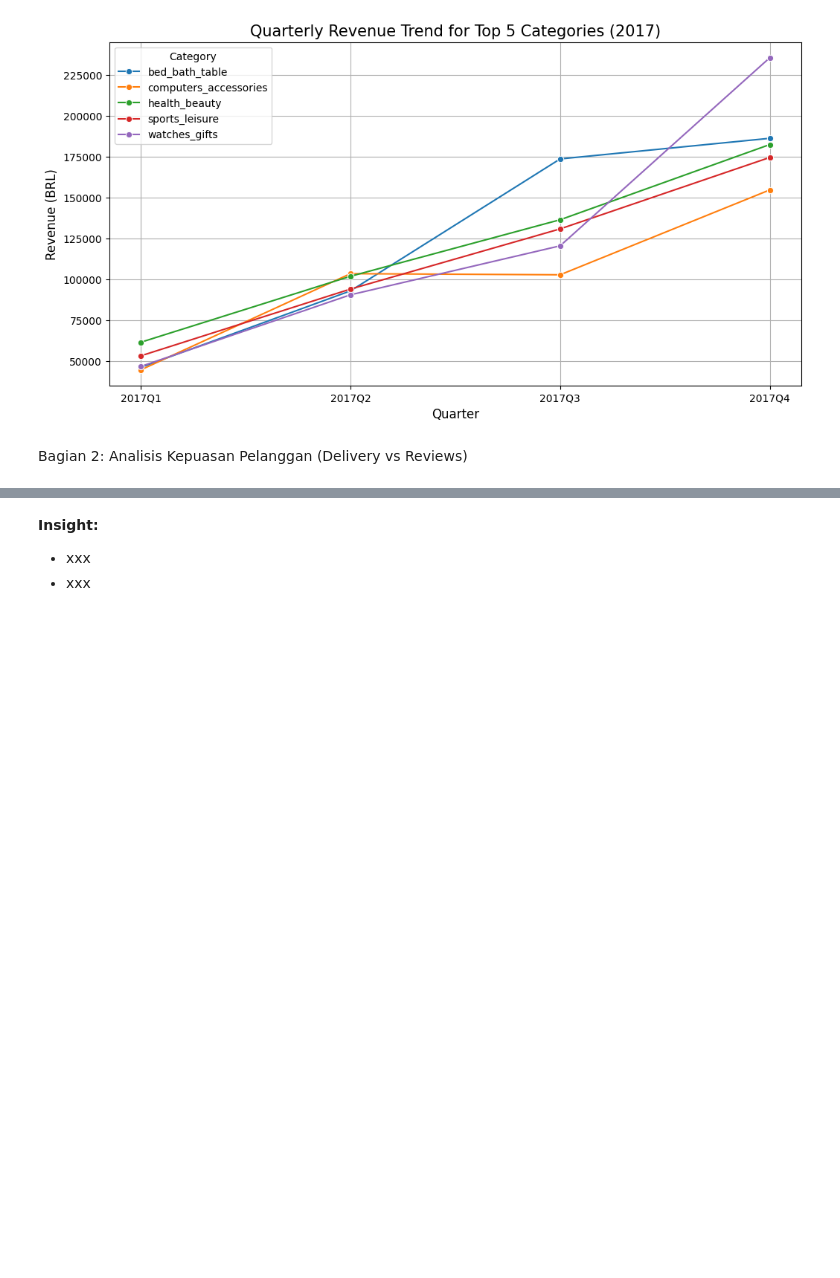
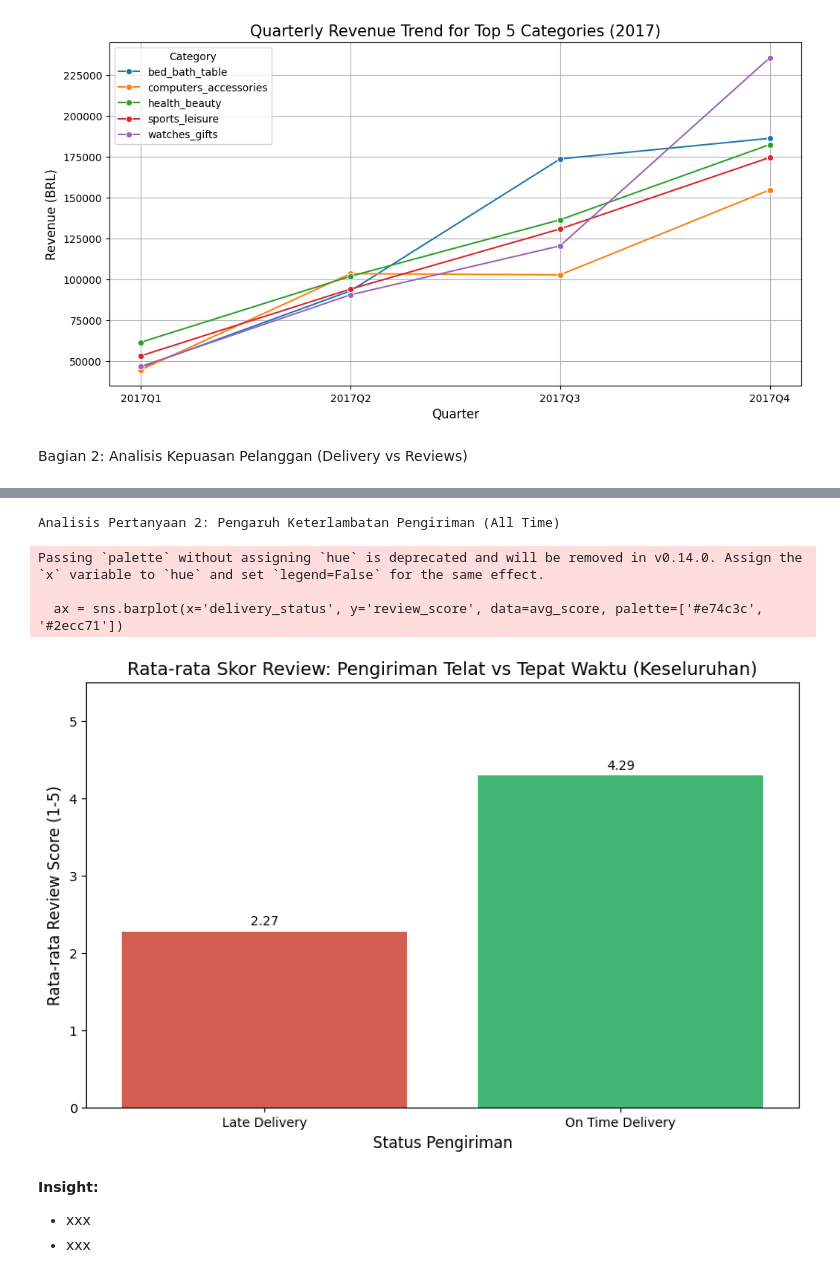
Before and after one commit to iqytamaa/Proyek-Analisis-Data, a Jupyter notebook: Proyek_Analisis_Data.ipynb, the cells around one changed output, grey strips where cells are left out. Cells and saved outputs as stored; diff of their text form; code cells hidden in the pictures; blank space fills up the shorter version.

```diff
--- a/Proyek_Analisis_Data.ipynb
+++ b/Proyek_Analisis_Data.ipynb
@@ -387,3 +324,47 @@ Passing `palette` without assigning `hue` is deprecated and will be removed in v
+# %%
+# --- 1. MEMPERSIAPKAN DATA LOGISTIK ---
+
+print("Analisis Pertanyaan 2: Pengaruh Keterlambatan Pengiriman (All Time)")
+
+# 1. Gabungkan data Orders dan Reviews
+delivery_analysis = pd.merge(orders_df, reviews_df, on='order_id')
+
+# 2. Filter valid data (Delivered & punya tanggal)
+delivery_analysis = delivery_analysis[delivery_analysis['order_status'] == 'delivered'].dropna(
+    subset=['order_delivered_customer_date', 'order_estimated_delivery_date']
+)
+
+# 3. Hitung selisih hari & Status
+delivery_analysis['delivery_diff_days'] = (
+    delivery_analysis['order_delivered_customer_date'] - delivery_analysis['order_estimated_delivery_date']
+).dt.days
+
+delivery_analysis['delivery_status'] = delivery_analysis['delivery_diff_days'].apply(lambda x: 'Late Delivery' if x > 0 else 'On Time Delivery')
+
+# 4. Visualisasi Rata-rata Skor Review
+plt.figure(figsize=(10, 6))
+
+# Hitung rata-rata skor per status
+avg_score = delivery_analysis.groupby('delivery_status')['review_score'].mean().reset_index()
+
+# Plot Bar Chart
+ax = sns.barplot(x='delivery_status', y='review_score', data=avg_score, palette=['#e74c3c', '#2ecc71'])
+
+# Tambahkan angka
+for i in ax.containers:
+    ax.bar_label(i, fmt='%.2f', padding=3)
+
+plt.title('Rata-rata Skor Review: Pengiriman Telat vs Tepat Waktu (Keseluruhan)', fontsize=14)
+plt.xlabel('Status Pengiriman', fontsize=12)
+plt.ylabel('Rata-rata Review Score (1-5)', fontsize=12)
+plt.ylim(0, 5.5)
+plt.show()
+# %% [output]
+Analisis Pertanyaan 2: Pengaruh Keterlambatan Pengiriman (All Time)
+Passing `palette` without assigning `hue` is deprecated and will be removed in v0.14.0. Assign the `x` variable to `hue` and set `legend=False` for the same effect.
+
+  ax = sns.barplot(x='delivery_status', y='review_score', data=avg_score, palette=['#e74c3c', '#2ecc71'])
+[figure, added]
 # %% [markdown]
 **Insight:**
 - xxx
```
Also changed, not shown: parts of 8 cells of this notebook, 2 other files.
